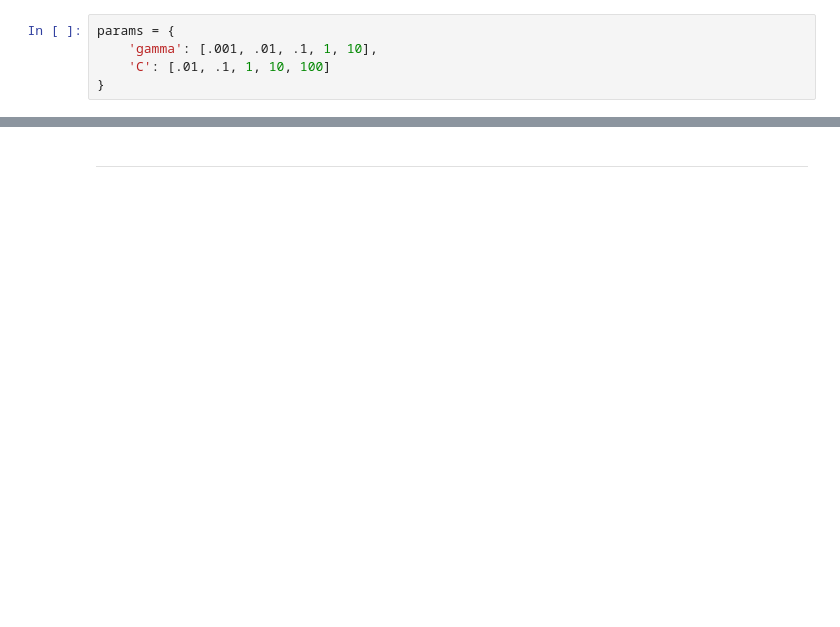
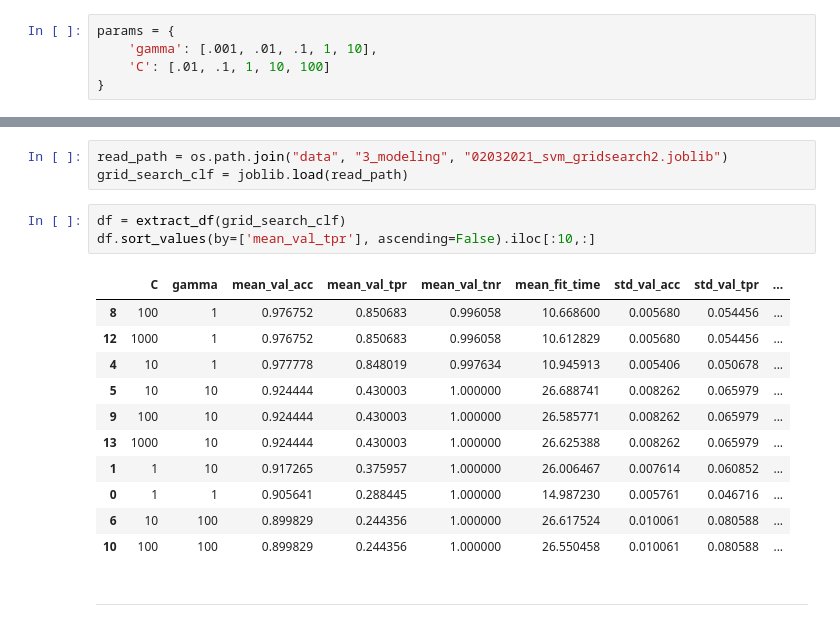
Before and after one commit to BigBangData/NaturalLanguageProcessing, a Jupyter notebook: TextAnalyticsWithR/18_SVM_2_rbf.ipynb, the cells around one changed output, grey strips where cells are left out. Saved outputs shown, nothing was run; the diff lists cells and outputs as text; blank space fills up the shorter version.

```diff
--- a/TextAnalyticsWithR/18_SVM_2_rbf.ipynb
+++ b/TextAnalyticsWithR/18_SVM_2_rbf.ipynb
@@ -252,2 +431,20 @@ joblib.dump(grid_search_clf, save_path)
+# %%
+read_path = os.path.join("data", "3_modeling", "02032021_svm_gridsearch2.joblib")
+grid_search_clf = joblib.load(read_path)
+# %%
+df = extract_df(grid_search_clf)
+df.sort_values(by=['mean_val_tpr'], ascending=False).iloc[:10,:]
+# %% [output]
+|  | C | gamma | mean_val_acc | mean_val_tpr | mean_val_tnr | mean_fit_time | std_val_acc | std_val_tpr | ... |
+| 8 | 100 | 1 | 0.976752 | 0.850683 | 0.996058 | 10.668600 | 0.005680 | 0.054456 | ... |
+| 12 | 1000 | 1 | 0.976752 | 0.850683 | 0.996058 | 10.612829 | 0.005680 | 0.054456 | ... |
+| 4 | 10 | 1 | 0.977778 | 0.848019 | 0.997634 | 10.945913 | 0.005406 | 0.050678 | ... |
+| 5 | 10 | 10 | 0.924444 | 0.430003 | 1.000000 | 26.688741 | 0.008262 | 0.065979 | ... |
+| 9 | 100 | 10 | 0.924444 | 0.430003 | 1.000000 | 26.585771 | 0.008262 | 0.065979 | ... |
+| 13 | 1000 | 10 | 0.924444 | 0.430003 | 1.000000 | 26.625388 | 0.008262 | 0.065979 | ... |
+| 1 | 1 | 10 | 0.917265 | 0.375957 | 1.000000 | 26.006467 | 0.007614 | 0.060852 | ... |
+| 0 | 1 | 1 | 0.905641 | 0.288445 | 1.000000 | 14.987230 | 0.005761 | 0.046716 | ... |
+| 6 | 10 | 100 | 0.899829 | 0.244356 | 1.000000 | 26.617524 | 0.010061 | 0.080588 | ... |
+| 10 | 100 | 100 | 0.899829 | 0.244356 | 1.000000 | 26.550458 | 0.010061 | 0.080588 | ... |
 # %% [markdown]
 ---
```
Also changed, not shown: parts of 23 cells of this notebook, 4 other files.
